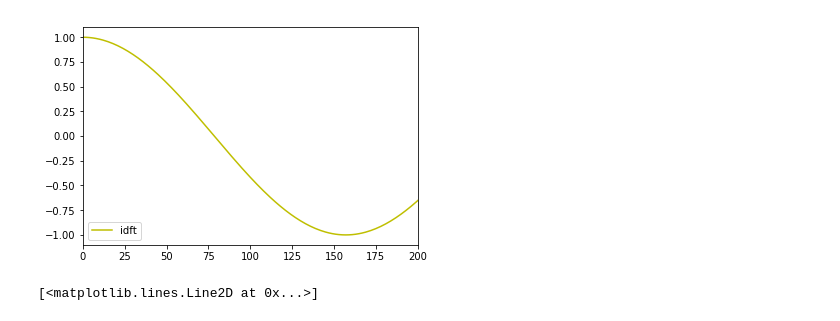
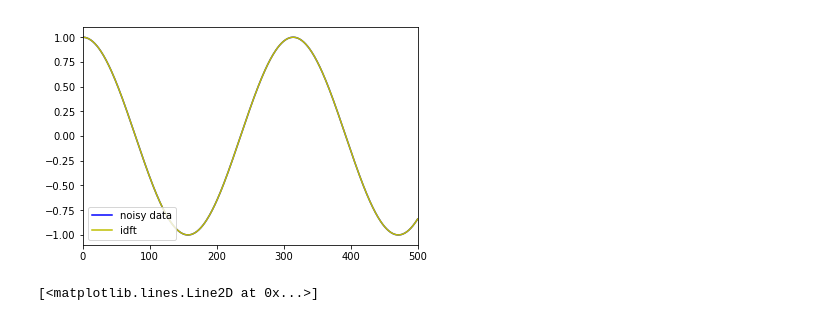
Before and after one commit to vivamason/2017-cmp, a Jupyter notebook: hw 6 mason .ipynb, the cells around one changed output. Saved outputs shown, nothing was run; the diff lists cells and outputs as text; code cells hidden in the pictures.

```diff
--- a/hw 6 mason .ipynb
+++ b/hw 6 mason .ipynb
@@ -49,36 +52,36 @@ def idft(c):
             y[k] += c[n]*np.exp(2j*np.pi*k*n/N)
     return y
 
 #define the function
 #f = lambda x: 2*np.sin(x) + 1.5*np.cos(2*x) + np.sin(3*x)
 
 #define the paramters for the plot
-a,b = 0,200
+a,b = 0,500
 npoints = 501
 
 #create the initial sample points (x,y)
 #x = np.linspace(a,b,npoints)
 #y = f(x) + 0.5*(np.random.rand(npoints) - 0.5)
 
 #performat DFT and inverse dft calculations
 c = dft(yy)
 y1 = idft(c).real/npoints
 
 fig = plt.figure()
 
 #make the plot
-#plt.plot(xx,yy, 'b*', label='noisy data')
+plt.plot(xx,yy, 'b', label='noisy data')
 #plt.plot(x,y1, 'y', label='idft')
 plt.plot(xx,y1, 'y', label='idft')
 
 
 plt.xlim([a,b])
 plt.legend(loc='lower left')
 plt.show()
 
 #fig.savefig('temp_comp.png')
 # %% [output]
-[figure, old version]
+[figure, new version]
 # %%
 my_data= [16.983333333333334, 20.916666666666668, 22.016666666666666, 22.116666666666667, 33.25, 42.63333333333333, 45.5, 45.666666666666664, 53.266666666666666, -16.383333333333326, -20.350000000000023, -21.48333333333335, -21.51666666666665, -32.81666666666666, -42.25, -53.23333333333335]
 
```
Also changed, not shown: parts of 2 cells of this notebook.
